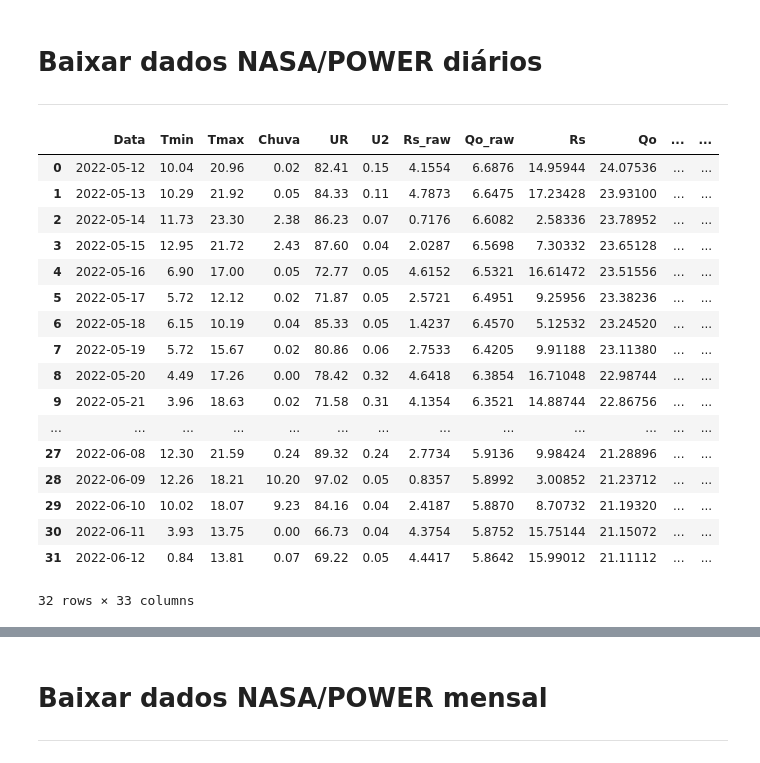
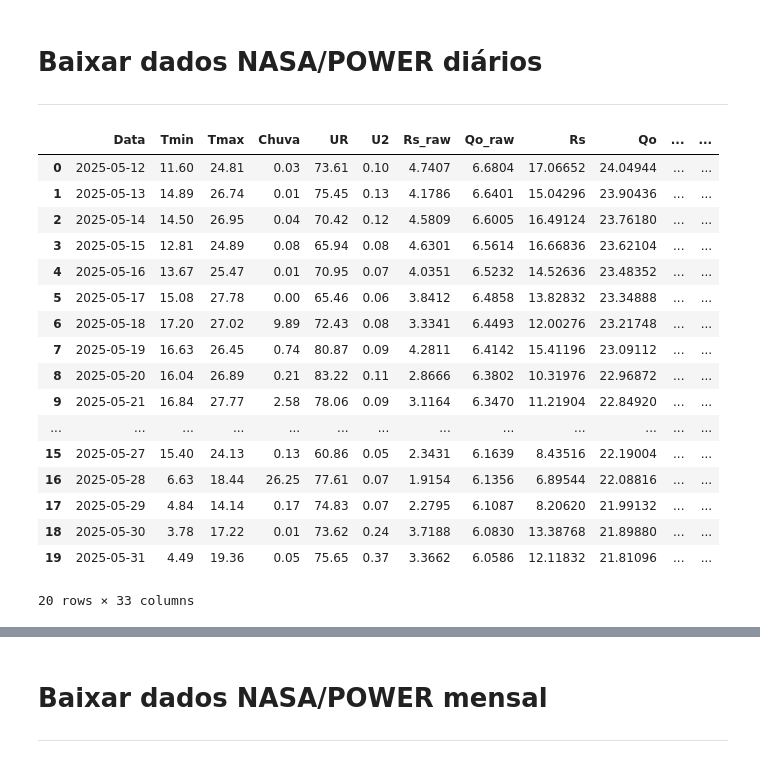
Before and after one commit to fcoliveira-utfpr/agrometeorologia, a Jupyter notebook: 01_dados_nasapower.ipynb, the cells around one changed output, grey strips where cells are left out. Saved outputs shown, nothing was run; the diff lists cells and outputs as text; code cells hidden in the pictures.

```diff
--- a/01_dados_nasapower.ipynb
+++ b/01_dados_nasapower.ipynb
@@ -61,8 +62,8 @@ municipio = "Cascavel" ###### Nome aqui entre aspas
 estado = "PR" ###### Sigla do estado entre aspas
 
 # Define período de coleta
-data_ini = "12/05/2022"   ## Data de início dos dados no formato "dia/mês/ano"
-data_fim = "12/06/2022"   ## Data de fim dos dados no formato "dia/mês/ano"
+data_ini = "12/05/2025"   ## Data de início dos dados no formato "dia/mês/ano"
+data_fim = "31/05/2025"   ## Data de fim dos dados no formato "dia/mês/ano"
 
 # ============================================================
 # ############################################################
@@ -198,49 +199,49 @@ def BOL(tmax, tmin, eaa, qg, qgcs):
     c = 1.35*(qg/qgcs) - 0.35
     return -(a*b*c)
 
 df['BOL'] = df.apply(lambda x: BOL(x['Tmax'],x['Tmin'],x['ea'],x['Rs'],x['QGcs']), axis=1)
 df['Rn'] = df['BOC'] + df['BOL']
 
 df['s'] = (4098 * df['es']) / (df['Tmed'] + 237.3)**2
 df['gama'] = 0.665e-3 * df['Patm']
 
 # Penman-Monteith
 def ETo(s,Rn,gama,u2,es,ea,tmed):
     ETo1 = 0.408*s*Rn
     ETo2 = (gama*900*u2*(es-ea))/(tmed+273)
     ETo3 = s + gama*(1+0.34*u2)
     return (ETo1 + ETo2)/ETo3
 
 df['ETo'] = df.apply(lambda x: ETo(x['s'],x['Rn'],x['gama'],x['U2'],x['es'],x['ea'],x['Tmed']), axis=1)
 
 # Metadados no df
 df['Municipio'] = municipio
 df['Lat'] = latitude
 df['Lon'] = longitude
 df['Alt'] = alt
 
 tiempo = 'diarios'
 
 
 df
 # %% [output]
 |  | Data | Tmin | Tmax | Chuva | UR | U2 | Rs_raw | Qo_raw | Rs | Qo | ... | ... |
-| 0 | 2022-05-12 | 10.04 | 20.96 | 0.02 | 82.41 | 0.15 | 4.1554 | 6.6876 | 14.95944 | 24.07536 | ... | ... |
-| 1 | 2022-05-13 | 10.29 | 21.92 | 0.05 | 84.33 | 0.11 | 4.7873 | 6.6475 | 17.23428 | 23.93100 | ... | ... |
-| 2 | 2022-05-14 | 11.73 | 23.30 | 2.38 | 86.23 | 0.07 | 0.7176 | 6.6082 | 2.58336 | 23.78952 | ... | ... |
-| 3 | 2022-05-15 | 12.95 | 21.72 | 2.43 | 87.60 | 0.04 | 2.0287 | 6.5698 | 7.30332 | 23.65128 | ... | ... |
-| 4 | 2022-05-16 | 6.90 | 17.00 | 0.05 | 72.77 | 0.05 | 4.6152 | 6.5321 | 16.61472 | 23.51556 | ... | ... |
-| 5 | 2022-05-17 | 5.72 | 12.12 | 0.02 | 71.87 | 0.05 | 2.5721 | 6.4951 | 9.25956 | 23.38236 | ... | ... |
-| 6 | 2022-05-18 | 6.15 | 10.19 | 0.04 | 85.33 | 0.05 | 1.4237 | 6.4570 | 5.12532 | 23.24520 | ... | ... |
-| 7 | 2022-05-19 | 5.72 | 15.67 | 0.02 | 80.86 | 0.06 | 2.7533 | 6.4205 | 9.91188 | 23.11380 | ... | ... |
-| 8 | 2022-05-20 | 4.49 | 17.26 | 0.00 | 78.42 | 0.32 | 4.6418 | 6.3854 | 16.71048 | 22.98744 | ... | ... |
-| 9 | 2022-05-21 | 3.96 | 18.63 | 0.02 | 71.58 | 0.31 | 4.1354 | 6.3521 | 14.88744 | 22.86756 | ... | ... |
+| 0 | 2025-05-12 | 11.60 | 24.81 | 0.03 | 73.61 | 0.10 | 4.7407 | 6.6804 | 17.06652 | 24.04944 | ... | ... |
+| 1 | 2025-05-13 | 14.89 | 26.74 | 0.01 | 75.45 | 0.13 | 4.1786 | 6.6401 | 15.04296 | 23.90436 | ... | ... |
+| 2 | 2025-05-14 | 14.50 | 26.95 | 0.04 | 70.42 | 0.12 | 4.5809 | 6.6005 | 16.49124 | 23.76180 | ... | ... |
+| 3 | 2025-05-15 | 12.81 | 24.89 | 0.08 | 65.94 | 0.08 | 4.6301 | 6.5614 | 16.66836 | 23.62104 | ... | ... |
+| 4 | 2025-05-16 | 13.67 | 25.47 | 0.01 | 70.95 | 0.07 | 4.0351 | 6.5232 | 14.52636 | 23.48352 | ... | ... |
+| 5 | 2025-05-17 | 15.08 | 27.78 | 0.00 | 65.46 | 0.06 | 3.8412 | 6.4858 | 13.82832 | 23.34888 | ... | ... |
+| 6 | 2025-05-18 | 17.20 | 27.02 | 9.89 | 72.43 | 0.08 | 3.3341 | 6.4493 | 12.00276 | 23.21748 | ... | ... |
+| 7 | 2025-05-19 | 16.63 | 26.45 | 0.74 | 80.87 | 0.09 | 4.2811 | 6.4142 | 15.41196 | 23.09112 | ... | ... |
+| 8 | 2025-05-20 | 16.04 | 26.89 | 0.21 | 83.22 | 0.11 | 2.8666 | 6.3802 | 10.31976 | 22.96872 | ... | ... |
+| 9 | 2025-05-21 | 16.84 | 27.77 | 2.58 | 78.06 | 0.09 | 3.1164 | 6.3470 | 11.21904 | 22.84920 | ... | ... |
 | ... | ... | ... | ... | ... | ... | ... | ... | ... | ... | ... | ... | ... |
-| 27 | 2022-06-08 | 12.30 | 21.59 | 0.24 | 89.32 | 0.24 | 2.7734 | 5.9136 | 9.98424 | 21.28896 | ... | ... |
-| 28 | 2022-06-09 | 12.26 | 18.21 | 10.20 | 97.02 | 0.05 | 0.8357 | 5.8992 | 3.00852 | 21.23712 | ... | ... |
-| 29 | 2022-06-10 | 10.02 | 18.07 | 9.23 | 84.16 | 0.04 | 2.4187 | 5.8870 | 8.70732 | 21.19320 | ... | ... |
-| 30 | 2022-06-11 | 3.93 | 13.75 | 0.00 | 66.73 | 0.04 | 4.3754 | 5.8752 | 15.75144 | 21.15072 | ... | ... |
-| 31 | 2022-06-12 | 0.84 | 13.81 | 0.07 | 69.22 | 0.05 | 4.4417 | 5.8642 | 15.99012 | 21.11112 | ... | ... |
+| 15 | 2025-05-27 | 15.40 | 24.13 | 0.13 | 60.86 | 0.05 | 2.3431 | 6.1639 | 8.43516 | 22.19004 | ... | ... |
+| 16 | 2025-05-28 | 6.63 | 18.44 | 26.25 | 77.61 | 0.07 | 1.9154 | 6.1356 | 6.89544 | 22.08816 | ... | ... |
+| 17 | 2025-05-29 | 4.84 | 14.14 | 0.17 | 74.83 | 0.07 | 2.2795 | 6.1087 | 8.20620 | 21.99132 | ... | ... |
+| 18 | 2025-05-30 | 3.78 | 17.22 | 0.01 | 73.62 | 0.24 | 3.7188 | 6.0830 | 13.38768 | 21.89880 | ... | ... |
+| 19 | 2025-05-31 | 4.49 | 19.36 | 0.05 | 75.65 | 0.37 | 3.3662 | 6.0586 | 12.11832 | 21.81096 | ... | ... |
-32 rows × 33 columns
+20 rows × 33 columns
 # %%
 #para baixar os dados tire execute este bloco
```
Also changed, not shown: parts of 5 cells of this notebook.
